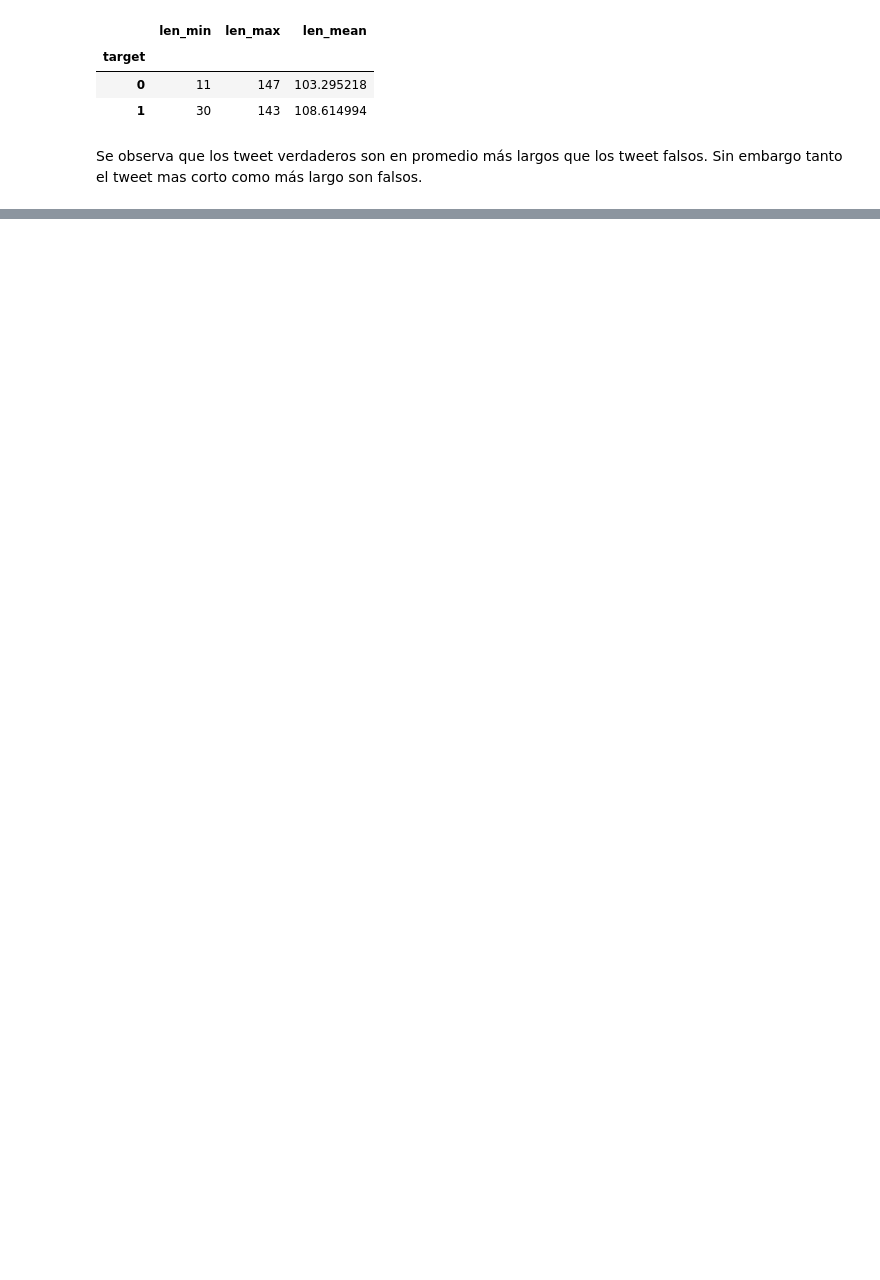
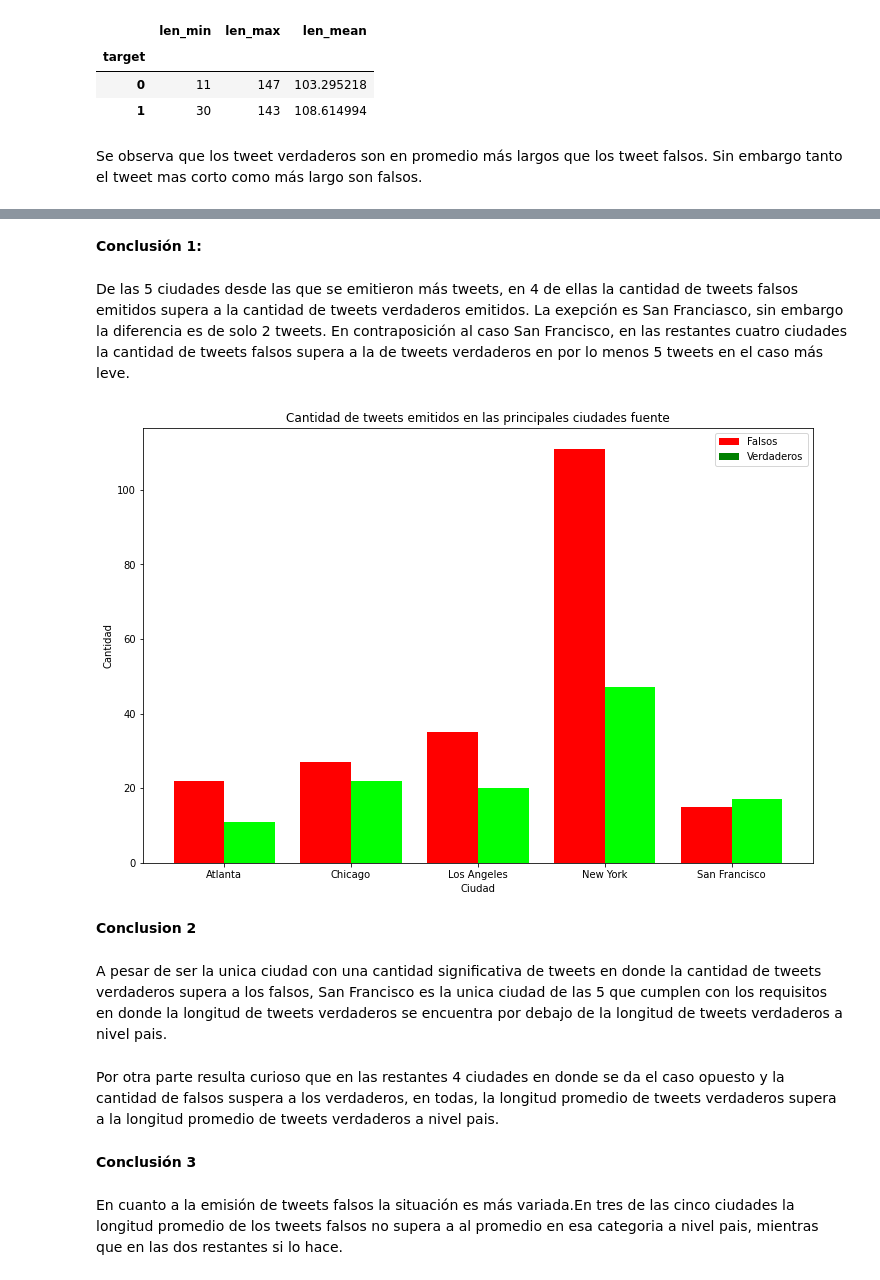
Before and after one commit to Filyank/Datavid-20, a Jupyter notebook: TP1-1c2020/AEUSA.ipynb, the cells around one changed output, grey strips where cells are left out. Drawn from its saved outputs; the diff is of its cells as text; code cells hidden in the pictures; blank space fills up the shorter version.

```diff
--- a/TP1-1c2020/AEUSA.ipynb
+++ b/TP1-1c2020/AEUSA.ipynb
@@ -446,0 +453,3 @@ Cuando hablamos de keyword nos referimos a palabras clave que se mencionan en el
+# %%
+tweets_por_ciudad= datos[datos['location_type']=='C']
+tweets_por_ciudad.head(5)
@@ -446,0 +463,5 @@ Cuando hablamos de keyword nos referimos a palabras clave que se mencionan en el
+# %%
+def supera_promedio(target,promedio):
+    if (target==1 and promedio>=resultado.loc[1,'len_mean']) or (target==0 and promedio>=resultado.loc[0,'len_mean']):
+        return True
+    return False
@@ -446,0 +512,3 @@ Cuando hablamos de keyword nos referimos a palabras clave que se mencionan en el
+# %%
+filtro1= totales[totales['cantidad_t0']+totales['cantidad_t1'] >=30]
+filtro1
@@ -446,0 +522,47 @@ Cuando hablamos de keyword nos referimos a palabras clave que se mencionan en el
+# %% [markdown]
+**Conclusión 1:**
+# %% [markdown]
+De las 5 ciudades desde las que se emitieron más tweets, en 4 de ellas la cantidad de tweets falsos emitidos supera a la cantidad de tweets verdaderos emitidos. La exepción es San Franciasco, sin embargo la diferencia es de solo 2 tweets. En contraposición al caso San Francisco, en las restantes cuatro ciudades la cantidad de tweets falsos supera a la de tweets verdaderos en por lo menos 5 tweets en el caso más leve.
+# %%
+#Grafico
+
+#Tamaño
+fig, ax = plt.subplots(figsize=(12, 8))
+
+#ancho barras
+bar_width=0.4
+
+#Aux para ubicar ejes
+x = np.arange(5)
+
+#grafico
+plt.bar(x,height=filtro1['cantidad_t0'],color='red',label='Falsos', width=bar_width)
+plt.bar(x+ bar_width,height=filtro1['cantidad_t1'],color='lime',label='Verdaderos', width=bar_width)
+
+#Nombre ejes
+plt.ylabel('Cantidad')
+plt.xlabel('Ciudad')
+
+#Caja indicadora
+plt.legend((p1[0], p2[0]), ('Falsos', 'Verdaderos'))
+
+#titulo
+plt.title('Cantidad de tweets emitidos en las principales ciudades fuente',color='k')
+
+#Acomodo nombre eje x
+ax.set_xticks(x + bar_width / 2)
+ax.set_xticklabels(filtro1.ciudad.unique())
+
+plt.show()
+# %% [output]
+[figure, added]
+# %% [markdown]
+**Conclusion 2**
+# %% [markdown]
+A pesar de ser la unica ciudad con una cantidad significativa de tweets en donde la cantidad de tweets verdaderos supera a los falsos, San Francisco es la unica ciudad de las 5 que cumplen con los requisitos en donde la longitud de tweets verdaderos se encuentra por debajo de la longitud de tweets verdaderos a nivel pais.
+# %% [markdown]
+Por otra parte resulta curioso que en las restantes 4 ciudades en donde se da el caso opuesto y la cantidad de falsos suspera a los verdaderos, en todas, la longitud promedio de tweets verdaderos supera a la longitud promedio de tweets verdaderos a nivel pais.
+# %% [markdown]
+**Conclusión 3**
+# %% [markdown]
+En cuanto a la emisión de tweets falsos la situación es más variada.En tres de las cinco ciudades la longitud promedio de los tweets falsos no supera a al promedio en esa categoria a nivel pais, mientras que en las dos restantes si lo hace.
```
Also changed, not shown: parts of 21 cells of this notebook.
